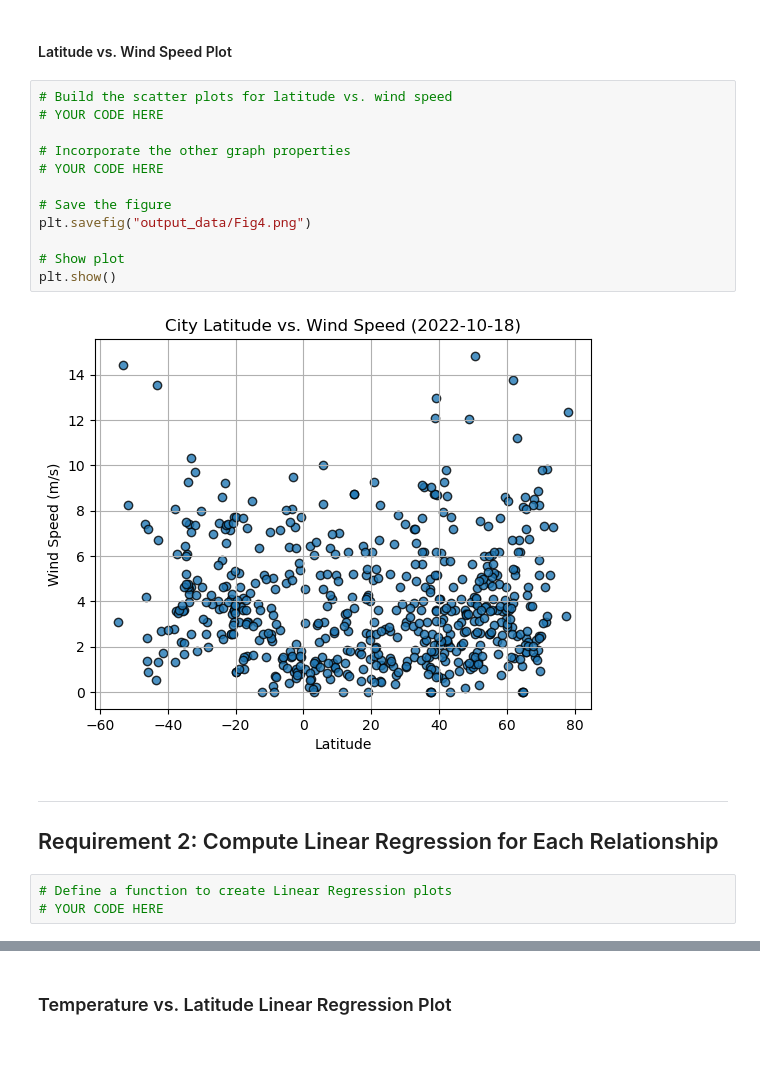
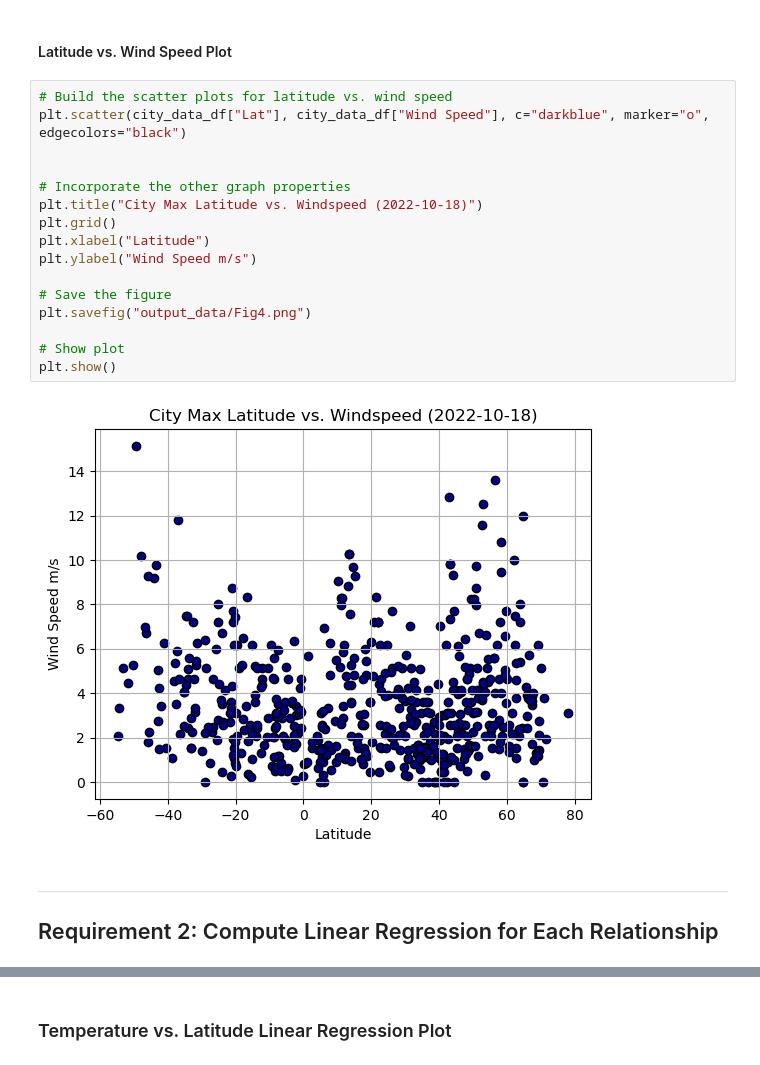
Before and after one commit to NatalieBinder/python-api-challenge, a Jupyter notebook: WeatherPy/Starter_Code/WeatherPy.ipynb, the cells around one changed output, grey strips where cells are left out. Drawn from its saved outputs; the diff is of its cells as text.

```diff
--- a/WeatherPy/Starter_Code/WeatherPy.ipynb
+++ b/WeatherPy/Starter_Code/WeatherPy.ipynb
@@ -237,22 +248,23 @@ plt.show()
 #### Latitude vs. Wind Speed Plot
 # %%
 # Build the scatter plots for latitude vs. wind speed
-# YOUR CODE HERE
+plt.scatter(city_data_df["Lat"], city_data_df["Wind Speed"], c="darkblue", marker="o", edgecolors="black")
+
 
 # Incorporate the other graph properties
-# YOUR CODE HERE
+plt.title("City Max Latitude vs. Windspeed (2022-10-18)")
+plt.grid()
+plt.xlabel("Latitude")
+plt.ylabel("Wind Speed m/s")
 
 # Save the figure
 plt.savefig("output_data/Fig4.png")
 
 # Show plot
 plt.show()
 # %% [output]
-[figure, old version]
+[figure, new version]
 # %% [markdown]
 ---
 
 ## Requirement 2: Compute Linear Regression for Each Relationship
-# %%
-# Define a function to create Linear Regression plots
-# YOUR CODE HERE
```
Also changed, not shown: parts of 36 cells of this notebook, 7 other files.
